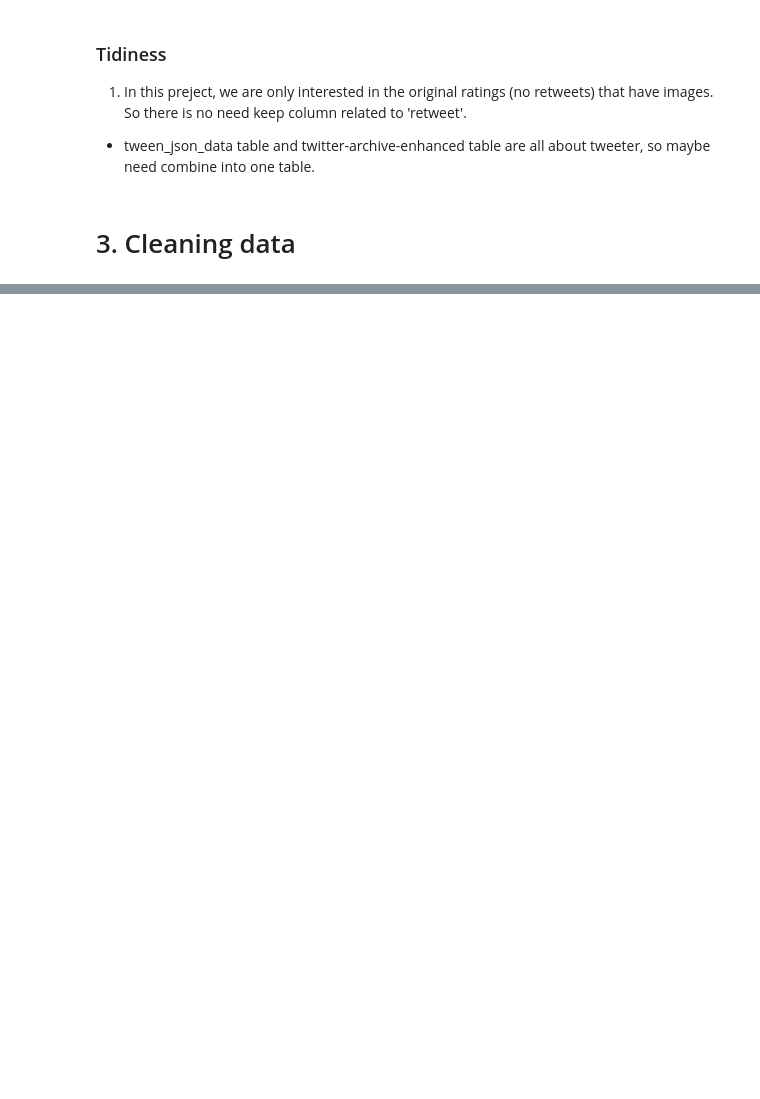
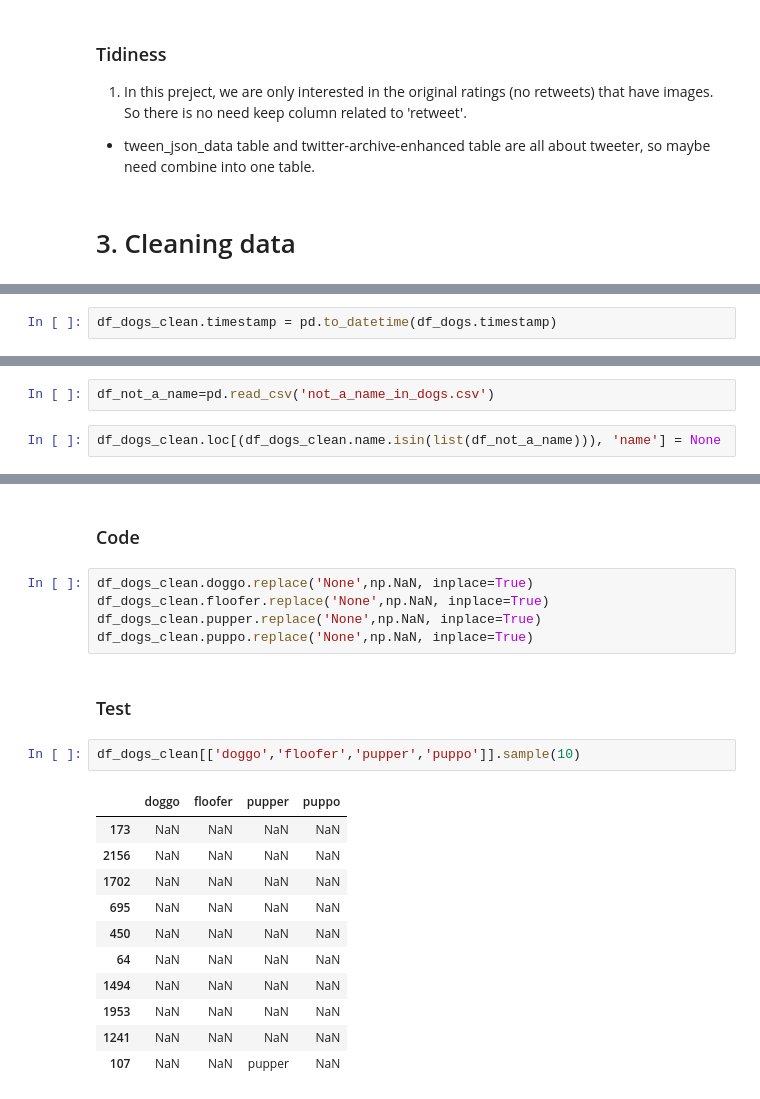
Before and after one commit to EllenZhangYarong/DataScience, a Jupyter notebook: DAND/CapstoneProjects/Project3_Twitter_WeRateDogs/wrangle_act.ipynb, the cells around one changed output, grey strips where cells are left out. Drawn from its saved outputs; the diff is of its cells as text; blank space fills up the shorter version.

```diff
--- a/DAND/CapstoneProjects/Project3_Twitter_WeRateDogs/wrangle_act.ipynb
+++ b/DAND/CapstoneProjects/Project3_Twitter_WeRateDogs/wrangle_act.ipynb
@@ -438,0 +565,2 @@ df_predictions[df_predictions.tweet_id.duplicated()]
+# %%
+df_dogs_clean.timestamp = pd.to_datetime(df_dogs.timestamp)
@@ -438,0 +605,4 @@ df_predictions[df_predictions.tweet_id.duplicated()]
+# %%
+df_not_a_name=pd.read_csv('not_a_name_in_dogs.csv')
+# %%
+df_dogs_clean.loc[(df_dogs_clean.name.isin(list(df_not_a_name))), 'name'] = None
@@ -438,0 +627,23 @@ df_predictions[df_predictions.tweet_id.duplicated()]
+# %% [markdown]
+### Code
+# %%
+df_dogs_clean.doggo.replace('None',np.NaN, inplace=True)
+df_dogs_clean.floofer.replace('None',np.NaN, inplace=True)
+df_dogs_clean.pupper.replace('None',np.NaN, inplace=True)
+df_dogs_clean.puppo.replace('None',np.NaN, inplace=True)
+# %% [markdown]
+### Test
+# %%
+df_dogs_clean[['doggo','floofer','pupper','puppo']].sample(10)
+# %% [output]
+|  | doggo | floofer | pupper | puppo |
+| 173 | NaN | NaN | NaN | NaN |
+| 2156 | NaN | NaN | NaN | NaN |
+| 1702 | NaN | NaN | NaN | NaN |
+| 695 | NaN | NaN | NaN | NaN |
+| 450 | NaN | NaN | NaN | NaN |
+| 64 | NaN | NaN | NaN | NaN |
+| 1494 | NaN | NaN | NaN | NaN |
+| 1953 | NaN | NaN | NaN | NaN |
+| 1241 | NaN | NaN | NaN | NaN |
+| 107 | NaN | NaN | pupper | NaN |
```
Also changed, not shown: parts of 52 cells of this notebook, 4 other files.
